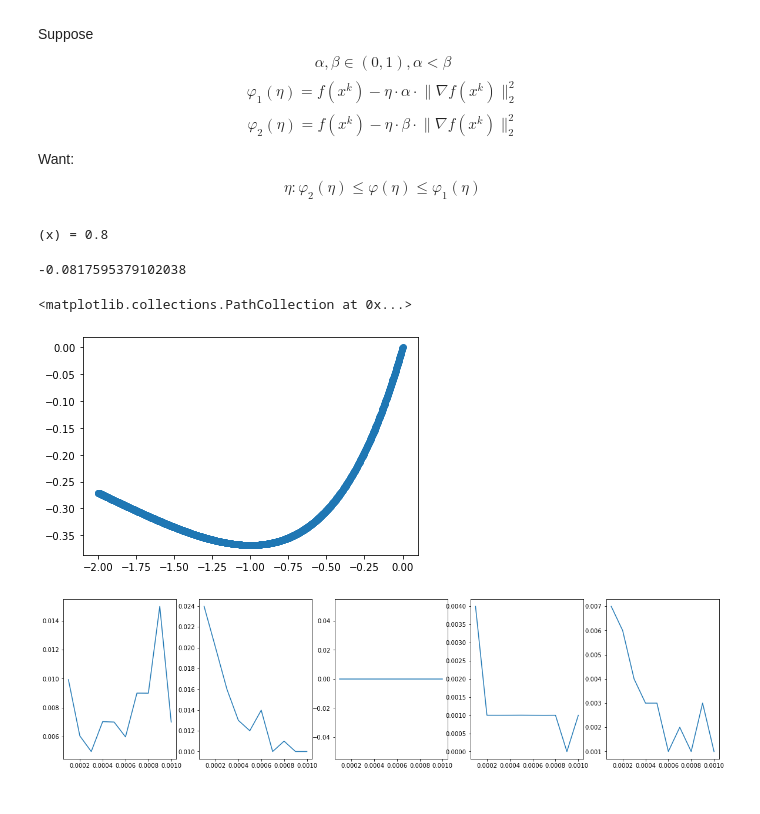
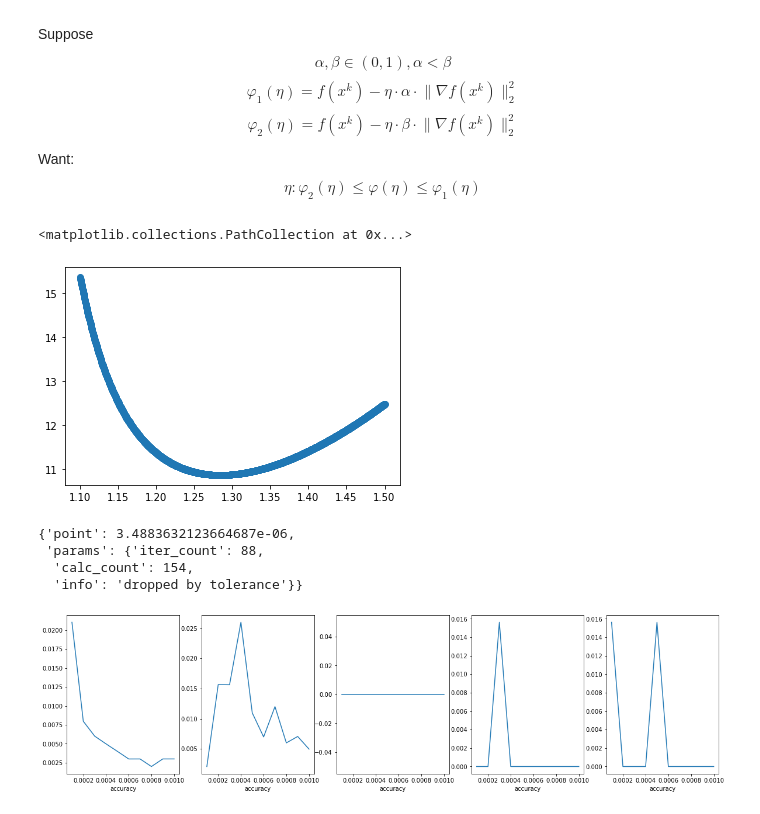
Before and after one commit to btnbrd/metopt, a Jupyter notebook: Goldstein.ipynb, the cells around one changed output. Cells and saved outputs as stored; diff of their text form; code cells hidden in the pictures.

Commit message:
fixed iter count

```diff
--- a/Goldstein.ipynb
+++ b/Goldstein.ipynb
@@ -58,7 +59 @@ def gd_update_eta(x, function, grad, alpha, beta):
-# %%
-x = 0.8
-
-print(f'{(x) = }')
-# %% [output]
-(x) = 0.8
 # %%
@@ -108,18 +102,25 @@ def gd(left, right, function, derrivate, tolerance, max_steps, alpha, beta):
 # f.calls
 # %%
 import time
+# %%
+def counted(f):
+    def wrapped(*args, **kwargs):
+        wrapped.calls += 1
+        return f(*args, **kwargs)
+    wrapped.calls = 0
+    return wrapped
 # %%
 accuracy_grid = np.linspace(0.0001, 0.001, 10)
 alpha = 0.7
 beta = 0.8
 
-functions = [
+functions = list(map(counted, [
     lambda x: x**2,
     lambda x: (x+5)**4,
     lambda x: x*np.exp(x),
     lambda x: x*np.exp(-x),
     lambda x: x**4/np.log(x)
-]
+]))
 
 derrivaties = [
     lambda x: 2*x,
@@ -130,12 +131,9 @@ derrivaties = [
 ]
 
 borders = np.array([[-1, 10], [-6, 2], [-2, 0], [-2, 6], [1.1, 1.5]])
-# %%
-derrivaties[f_ind](1.3)
-# %% [output]
--0.0817595379102038
 # %%
-plt.scatter(np.linspace(*borders[2], 1000), functions[2](np.linspace(*borders[2], 1000)))
+f_ind = 4
+plt.scatter(np.linspace(*borders[f_ind], 1000), functions[f_ind](np.linspace(*borders[f_ind], 1000)))
 # %% [output]
 <matplotlib.collections.PathCollection at 0x...>
-[figure, old version]
+[figure, new version]
@@ -144,30 +140,34 @@ print(gd())
+# %%
+f_ind = 0
+gd(*borders[f_ind], functions[f_ind], derrivaties[f_ind], 1e-10, np.inf, 0.7, 0.8)
+# %% [output]
+{'point': 3.4883632123664687e-06,
+ 'params': {'iter_count': 88,
+  'calc_count': 154,
+  'info': 'dropped by tolerance'}}
 # %%
 times=[]
 
 f_ind = 4
 plt.figure(figsize = (20, 5))
+plt.ylabel('time')
+
 for f_ind in range(0, 5):
     for acc in accuracy_grid:
         start = time.time()
 
         res = gd(left = borders[f_ind, 0], right = borders[f_ind, 1], function = functions[f_ind], derrivate = derrivaties[f_ind],
-                 tolerance = 1e-20, max_steps = np.inf, alpha = alpha, beta = alpha + acc)
-
+                 tolerance = 1e-13, max_steps = np.inf, alpha = alpha, beta = alpha + acc)
         params=res['params']
         point = res['point']
-#         print(res)
-
-    #     print(f(point) - f(0))
-    #     print('x = ', point)
-    #     print(f'{point:.2f}')
-    #     print('in steps: ', params)
-    #     print()
 
         end = time.time()
         times.append(end - start)
 
-    plt.subplot(1, 5, f_ind+1)
+    ax = plt.subplot(1, 5, f_ind+1)
     plt.plot(accuracy_grid, times, alpha = 6)
+    plt.xlabel('accuracy')
+
     times = []
 # %% [output]
-[figure, old version]
+[figure, new version]
```
Also changed, not shown: parts of 11 cells of this notebook.
